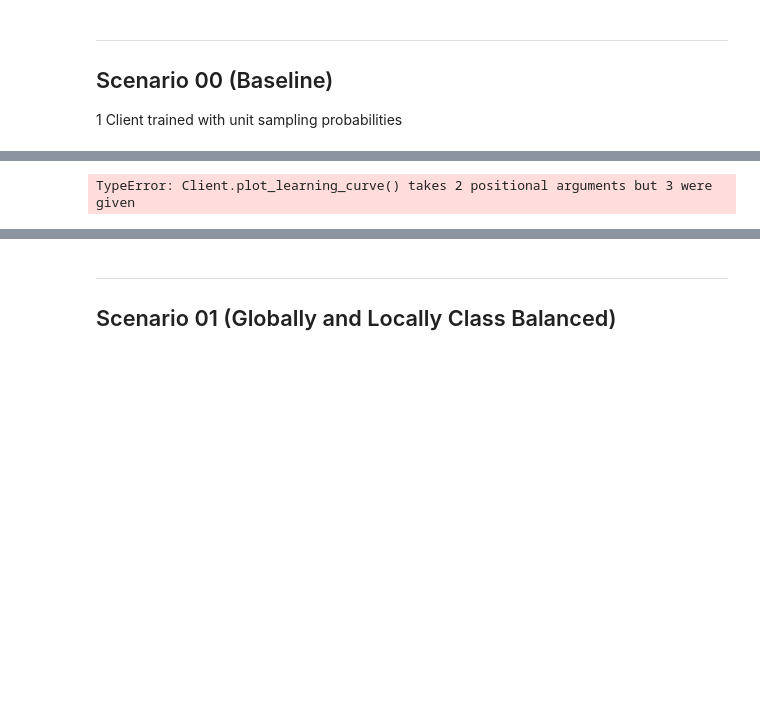
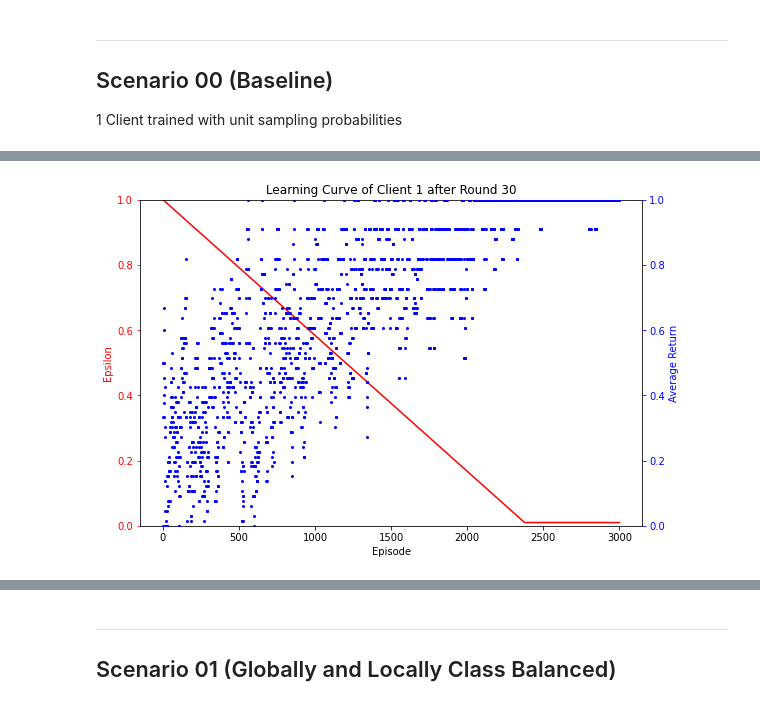
Before and after one commit to jan-kreischer/FedRL-for-IoT-Security, a Jupyter notebook: prototype-2_experiment-1.ipynb, the cells around one changed output, grey strips where cells are left out. Drawn from its saved outputs; the diff is of its cells as text; code cells hidden in the pictures; blank space fills up the shorter version.

```diff
--- a/prototype-2_experiment-1.ipynb
+++ b/prototype-2_experiment-1.ipynb
@@ -91,5 +108,5 @@ UnboundLocalError: local variable 'actions' referenced before assignment
 # %%
-e1v0.show_learning_curves()
+p2e1v0.show_learning_curves()
 # %% [output]
-TypeError: Client.plot_learning_curve() takes 2 positional arguments but 3 were given
+[figure, added]
 # %%
```
Also changed, not shown: parts of 18 cells of this notebook.
